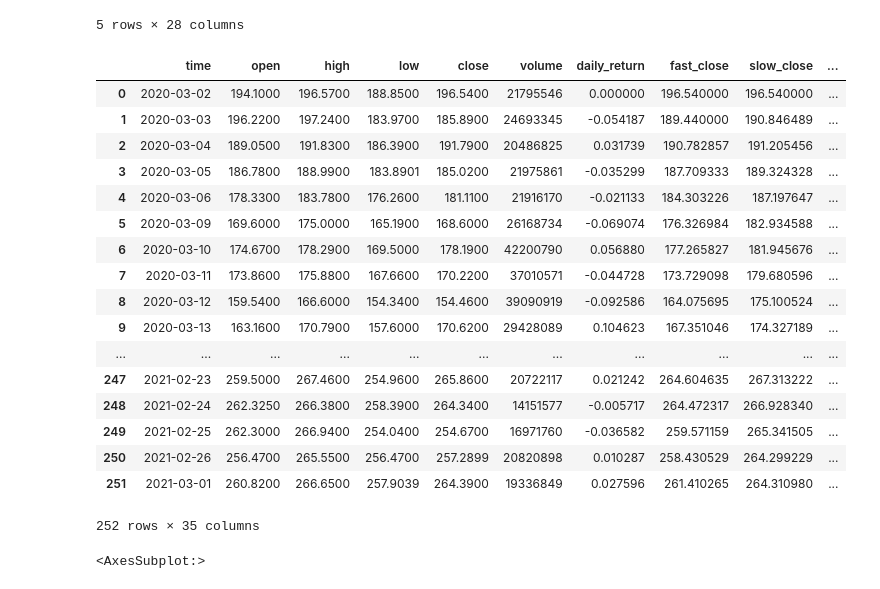
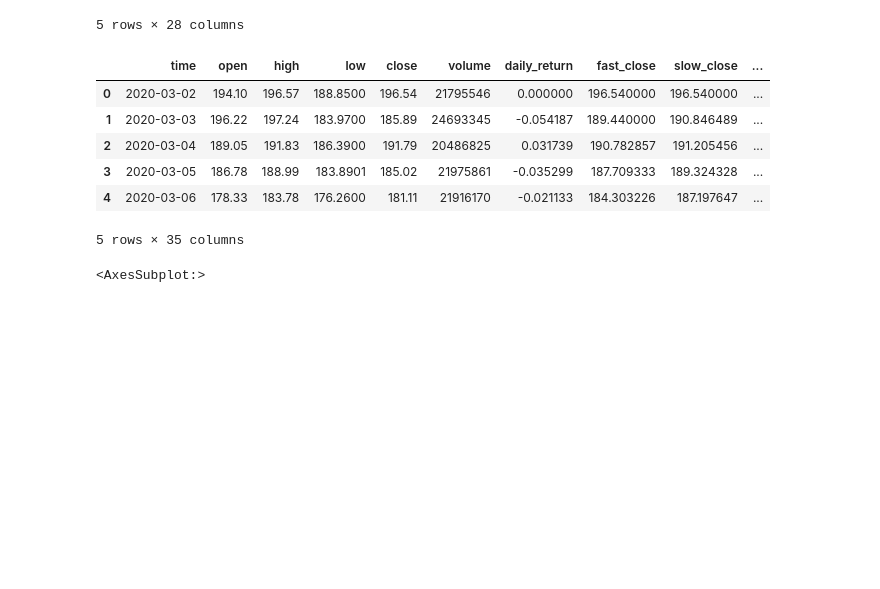
Before and after one commit to lchristij/MLProject, a Jupyter notebook: build_signals.ipynb, the cells around one changed output. Saved outputs shown, nothing was run; the diff lists cells and outputs as text; code cells hidden in the pictures; blank space fills up the shorter version.

```diff
--- a/build_signals.ipynb
+++ b/build_signals.ipynb
@@ -280,50 +281,39 @@ df.head()
 # %%
 # Set bollinger band window
 bollinger_window = 20
 
 # Calculate rolling mean and standard deviation
 df['bollinger_mid_band'] = df['close'].rolling(window=bollinger_window).mean()
 df['bollinger_std'] = df['close'].rolling(window=20).std()
 
 # Calculate upper and lowers bands of bollinger band
 df['bollinger_upper_band']  = df['bollinger_mid_band'] + (df['bollinger_std'] * 2)
 df['bollinger_lower_band']  = df['bollinger_mid_band'] - (df['bollinger_std'] * 2)
 
 # Calculate bollinger band trading signal
 df['bollinger_long'] = np.where(df['close'] < df['bollinger_lower_band'], 1.0, np.nan)
 df['bollinger_short'] = np.where(df['close'] > df['bollinger_upper_band'], -1.0, np.nan)
 
 df['bollinger_long'] = np.where(df['close'] < df['bollinger_lower_band'], 1.0, 0.0)
 df['bollinger_short'] = np.where(df['close'] > df['bollinger_upper_band'], -1.0, 0.0)
 
 #df['bollinger_long'].fillna(1,method="ffill")
 df['bollinger_long'].ffill(inplace=True)
 df['bollinger_short'].ffill(inplace=True)
 
 df.fillna(0.0,inplace=True)
 
 df['bollinger_signal'] = df['bollinger_long'] + df['bollinger_short']
 
-df
+df.head()
 # %% [output]
 |  | time | open | high | low | close | volume | daily_return | fast_close | slow_close | ... |
-| 0 | 2020-03-02 | 194.1000 | 196.5700 | 188.8500 | 196.5400 | 21795546 | 0.000000 | 196.540000 | 196.540000 | ... |
-| 1 | 2020-03-03 | 196.2200 | 197.2400 | 183.9700 | 185.8900 | 24693345 | -0.054187 | 189.440000 | 190.846489 | ... |
-| 2 | 2020-03-04 | 189.0500 | 191.8300 | 186.3900 | 191.7900 | 20486825 | 0.031739 | 190.782857 | 191.205456 | ... |
-| 3 | 2020-03-05 | 186.7800 | 188.9900 | 183.8901 | 185.0200 | 21975861 | -0.035299 | 187.709333 | 189.324328 | ... |
-| 4 | 2020-03-06 | 178.3300 | 183.7800 | 176.2600 | 181.1100 | 21916170 | -0.021133 | 184.303226 | 187.197647 | ... |
-| 5 | 2020-03-09 | 169.6000 | 175.0000 | 165.1900 | 168.6000 | 26168734 | -0.069074 | 176.326984 | 182.934588 | ... |
-| 6 | 2020-03-10 | 174.6700 | 178.2900 | 169.5000 | 178.1900 | 42200790 | 0.056880 | 177.265827 | 181.945676 | ... |
-| 7 | 2020-03-11 | 173.8600 | 175.8800 | 167.6600 | 170.2200 | 37010571 | -0.044728 | 173.729098 | 179.680596 | ... |
-| 8 | 2020-03-12 | 159.5400 | 166.6000 | 154.3400 | 154.4600 | 39090919 | -0.092586 | 164.075695 | 175.100524 | ... |
-| 9 | 2020-03-13 | 163.1600 | 170.7900 | 157.6000 | 170.6200 | 29428089 | 0.104623 | 167.351046 | 174.327189 | ... |
-| ... | ... | ... | ... | ... | ... | ... | ... | ... | ... | ... |
-| 247 | 2021-02-23 | 259.5000 | 267.4600 | 254.9600 | 265.8600 | 20722117 | 0.021242 | 264.604635 | 267.313222 | ... |
-| 248 | 2021-02-24 | 262.3250 | 266.3800 | 258.3900 | 264.3400 | 14151577 | -0.005717 | 264.472317 | 266.928340 | ... |
-| 249 | 2021-02-25 | 262.3000 | 266.9400 | 254.0400 | 254.6700 | 16971760 | -0.036582 | 259.571159 | 265.341505 | ... |
-| 250 | 2021-02-26 | 256.4700 | 265.5500 | 256.4700 | 257.2899 | 20820898 | 0.010287 | 258.430529 | 264.299229 | ... |
-| 251 | 2021-03-01 | 260.8200 | 266.6500 | 257.9039 | 264.3900 | 19336849 | 0.027596 | 261.410265 | 264.310980 | ... |
+| 0 | 2020-03-02 | 194.10 | 196.57 | 188.8500 | 196.54 | 21795546 | 0.000000 | 196.540000 | 196.540000 | ... |
+| 1 | 2020-03-03 | 196.22 | 197.24 | 183.9700 | 185.89 | 24693345 | -0.054187 | 189.440000 | 190.846489 | ... |
+| 2 | 2020-03-04 | 189.05 | 191.83 | 186.3900 | 191.79 | 20486825 | 0.031739 | 190.782857 | 191.205456 | ... |
+| 3 | 2020-03-05 | 186.78 | 188.99 | 183.8901 | 185.02 | 21975861 | -0.035299 | 187.709333 | 189.324328 | ... |
+| 4 | 2020-03-06 | 178.33 | 183.78 | 176.2600 | 181.11 | 21916170 | -0.021133 | 184.303226 | 187.197647 | ... |
-252 rows × 35 columns
+5 rows × 35 columns
 # %%
 # Plot the Bollinger Bands for BTC/USD closing prices
 df[['close','bollinger_mid_band','bollinger_upper_band','bollinger_lower_band']].plot(figsize=(20,10))
```
Also changed, not shown: parts of 2 cells of this notebook, 1 other file.
